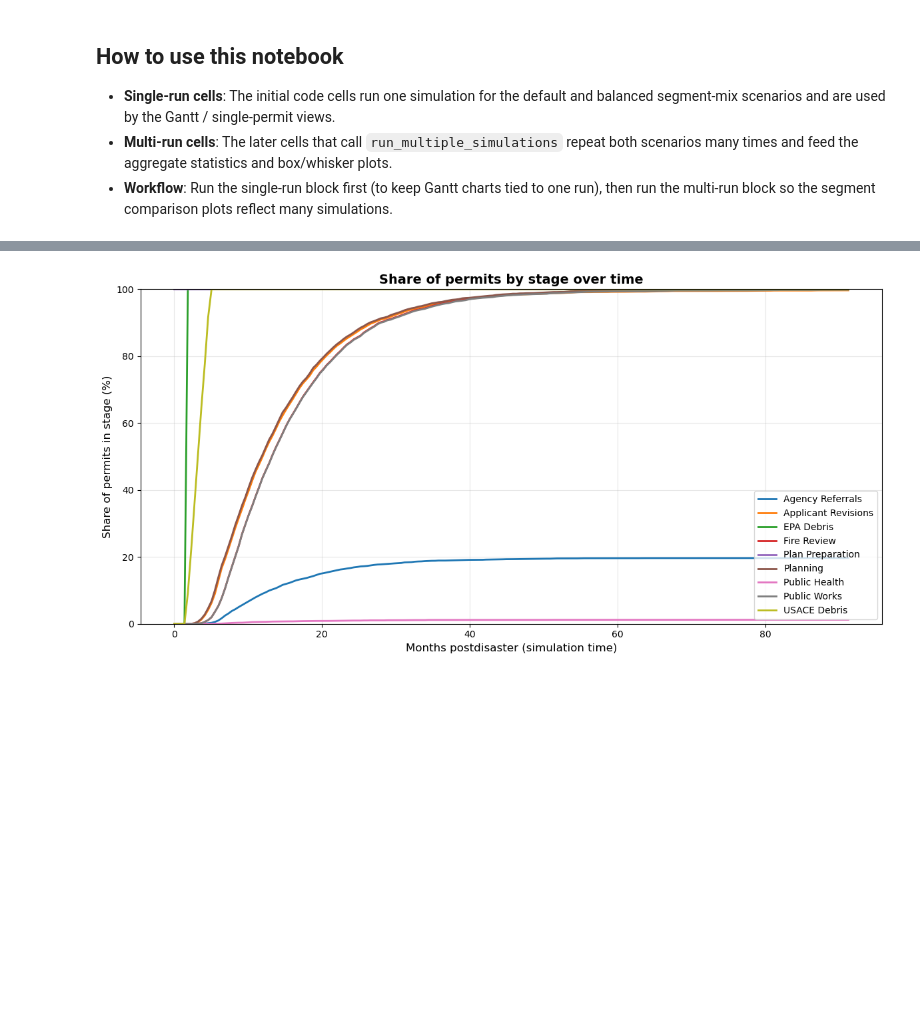
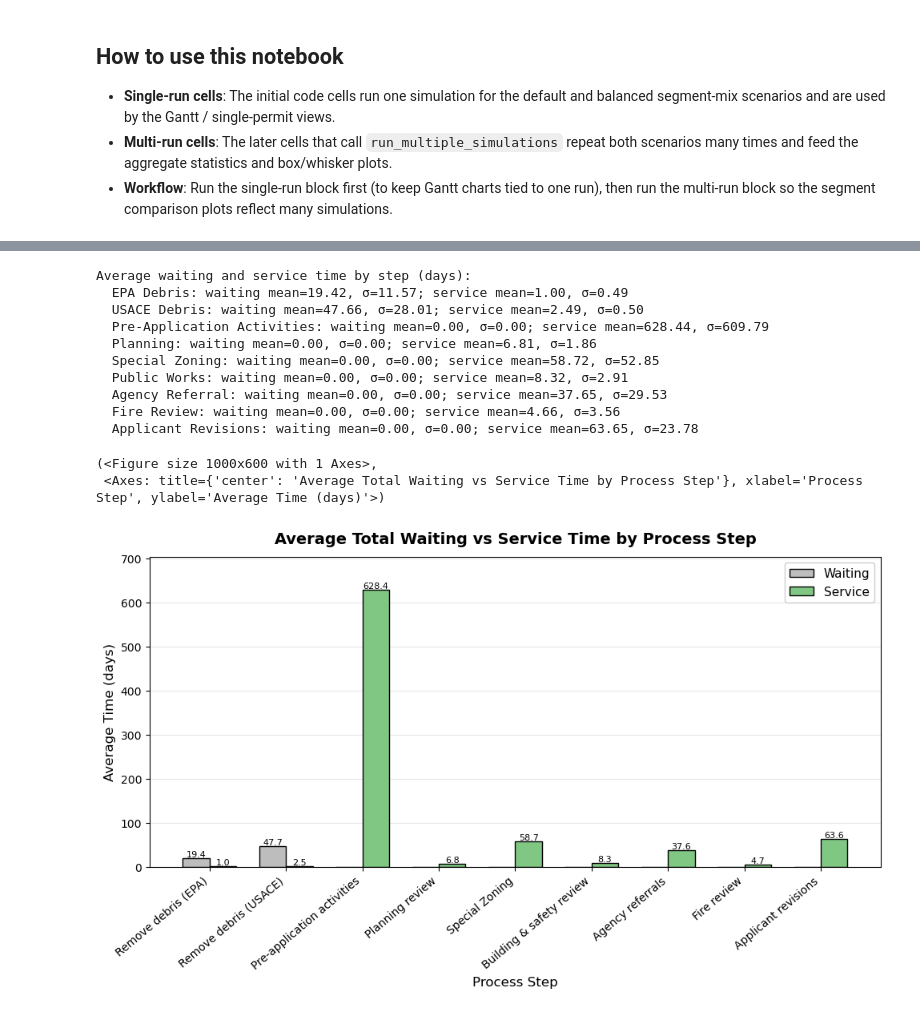
Before and after one commit to MIT-HSCL/permitting-model, a Jupyter notebook: run_simulation_with_segments.ipynb, the cells around one changed output, grey strips where cells are left out. Saved outputs shown, nothing was run; the diff lists cells and outputs as text; code cells hidden in the pictures; blank space fills up the shorter version.

```diff
--- a/run_simulation_with_segments.ipynb
+++ b/run_simulation_with_segments.ipynb
@@ -286,7 +489,32 @@ plt.show()
 # %%
-from visualize_permits import plot_permits_by_stage_over_time
-import matplotlib.pyplot as plt
-fig, ax = plot_permits_by_stage_over_time(sim_balanced.completed_permits)
-plt.show()
+# Visualize the time each permit spends in each stage
+from visualize_permits import plot_average_waiting_and_service_by_step
+
+
+# Visualize aggregate time spent in each process stage across all runs
+label_map = {
+    "EPA Debris": "Remove debris (EPA)",
+    "USACE Debris": "Remove debris (USACE)",
+    "Pre-Application Activities": "Pre-application activities",
+    "Planning": "Planning review",
+    "Special Zoning Review": "Special zoning review",
+    "Public Works": "Building & safety review",
+    "Agency Referral": "Agency referrals",
+    "Fire Review": "Fire review",
+    "Applicant Revisions": "Applicant revisions",
+}
+plot_average_waiting_and_service_by_step(sim.completed_permits, label_map=label_map)
 # %% [output]
+Average waiting and service time by step (days):
+  EPA Debris: waiting mean=19.42, σ=11.57; service mean=1.00, σ=0.49
+  USACE Debris: waiting mean=47.66, σ=28.01; service mean=2.49, σ=0.50
+  Pre-Application Activities: waiting mean=0.00, σ=0.00; service mean=628.44, σ=609.79
+  Planning: waiting mean=0.00, σ=0.00; service mean=6.81, σ=1.86
+  Special Zoning: waiting mean=0.00, σ=0.00; service mean=58.72, σ=52.85
+  Public Works: waiting mean=0.00, σ=0.00; service mean=8.32, σ=2.91
+  Agency Referral: waiting mean=0.00, σ=0.00; service mean=37.65, σ=29.53
+  Fire Review: waiting mean=0.00, σ=0.00; service mean=4.66, σ=3.56
+  Applicant Revisions: waiting mean=0.00, σ=0.00; service mean=63.65, σ=23.78
+(<Figure size 1000x600 with 1 Axes>,
+ <Axes: title={'center': 'Average Total Waiting vs Service Time by Process Step'}, xlabel='Process Step', ylabel='Average Time (days)'>)
-[figure, old version]
+[figure, new version]
```
Also changed, not shown: parts of 14 cells of this notebook, 11 other files.
